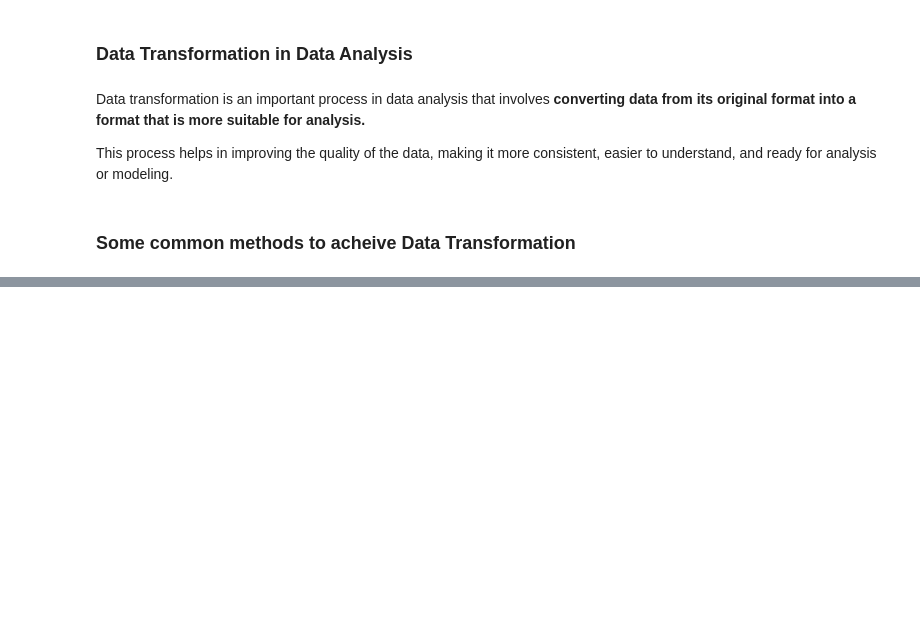
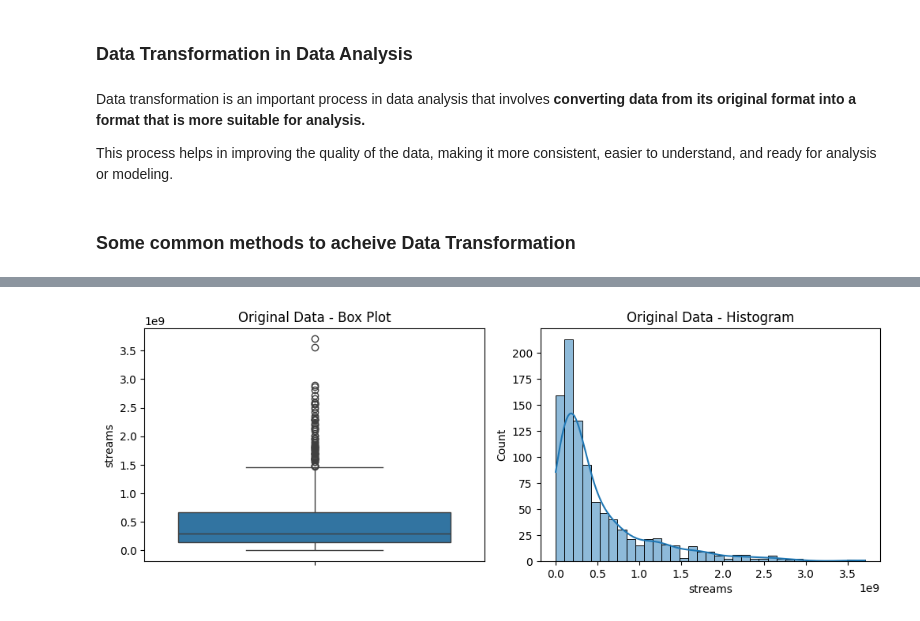
Before and after one commit to Nayan-Chimariya/LearningDataAnalysis, a Jupyter notebook: DataTransformation.ipynb, the cells around one changed output, grey strips where cells are left out. Saved outputs shown, nothing was run; the diff lists cells and outputs as text; code cells hidden in the pictures; blank space fills up the shorter version.

Commit message:
Example for data scaling

```diff
--- a/DataTransformation.ipynb
+++ b/DataTransformation.ipynb
@@ -24,0 +26,3 @@ Without these techniques, models might give undue weight to certain features, le
+# %%
+df = pd.read_csv("spotify-2023.csv",encoding='latin-1')
+df.dtypes
@@ -24,0 +56,2 @@ Without these techniques, models might give undue weight to certain features, le
+# %%
+df["streams"]= pd.to_numeric(df["streams"],errors="coerce")
@@ -24,0 +62,2 @@ Without these techniques, models might give undue weight to certain features, le
+# %%
+df.dropna(subset=['streams'],inplace=True)
@@ -24,0 +107,18 @@ Without these techniques, models might give undue weight to certain features, le
+# %%
+# Plot settings
+plt.figure(figsize=(10, 7))
+
+# Original Data Visualization
+plt.subplot(2, 2, 1)
+sns.boxplot(data=df["streams"])
+plt.title('Original Data - Box Plot')
+
+plt.subplot(2, 2, 2)
+sns.histplot(data=df["streams"], kde=True)
+plt.title('Original Data - Histogram')
+
+# Show the plots
+plt.tight_layout()
+plt.show()
+# %% [output]
+[figure, added]
```
Also changed, not shown: parts of 17 cells of this notebook.
